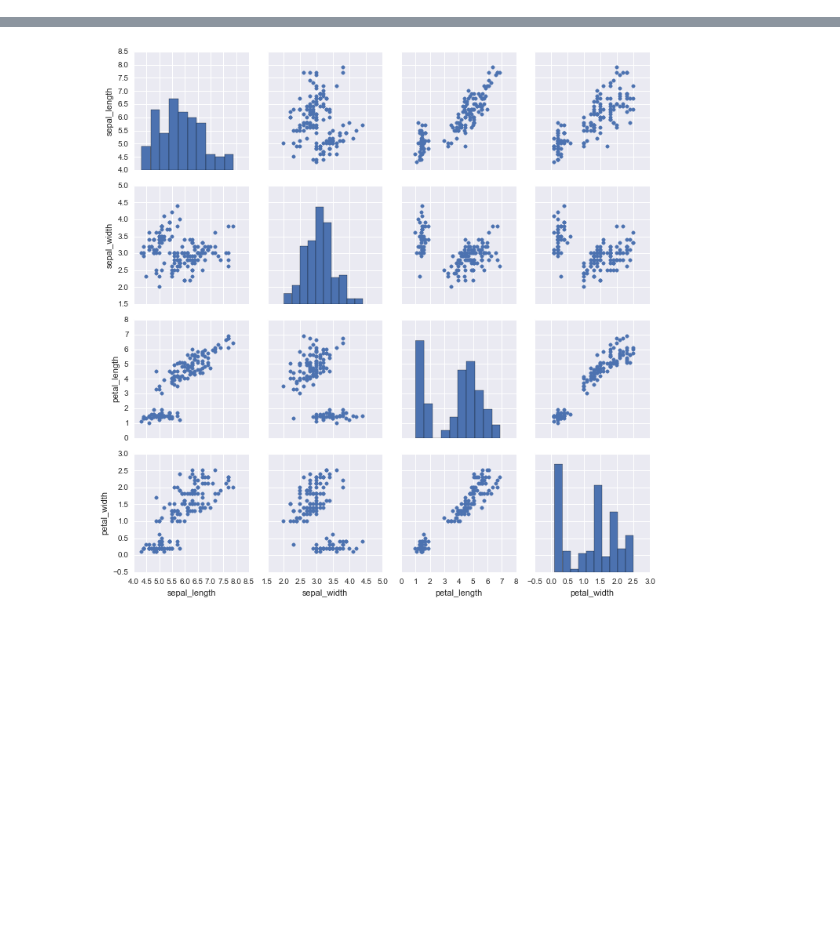
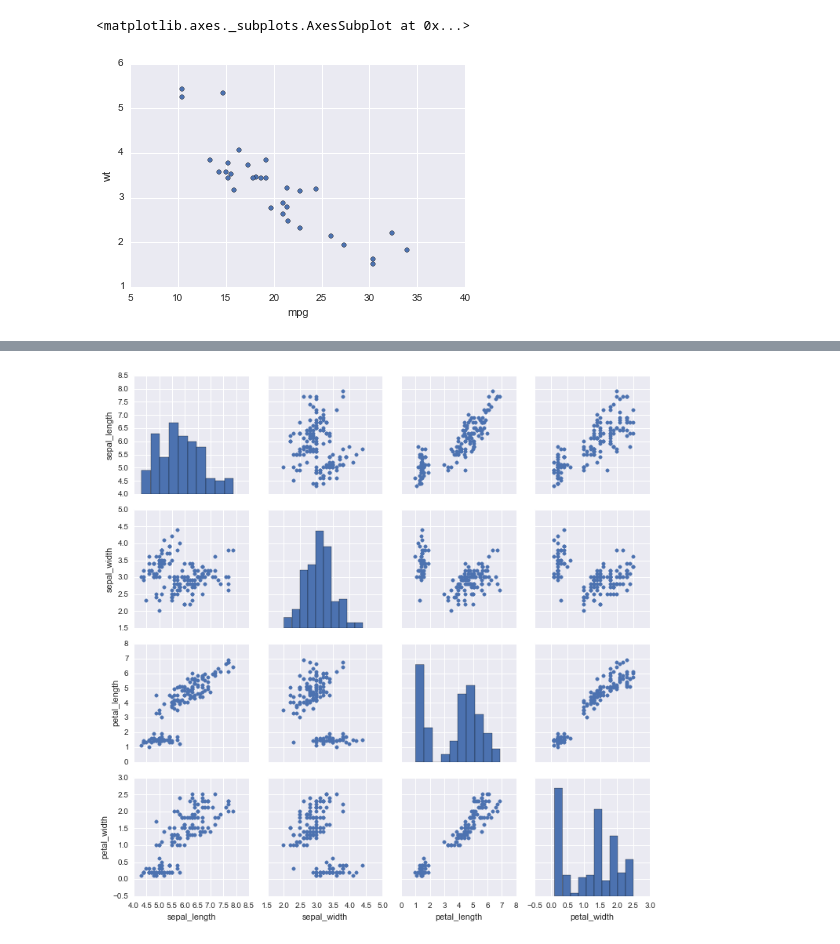
Before and after one commit to sgratzl/ipython-tutorial-VA2015, a Jupyter notebook: 03_Plotting.ipynb, the cells around one changed output, grey strips where cells are left out. Saved outputs shown, nothing was run; the diff lists cells and outputs as text; code cells hidden in the pictures; blank space fills up the shorter version.

```diff
--- a/03_Plotting.ipynb
+++ b/03_Plotting.ipynb
@@ -28,0 +42,6 @@ sns.distplot(x);
+# %%
+#integrated in pandas, too
+cars.plot(x='mpg',y='wt',kind='scatter')
+# %% [output]
+<matplotlib.axes._subplots.AxesSubplot at 0x...>
+[figure, added]
```
Also changed, not shown: parts of 15 cells of this notebook, 1 other file.
